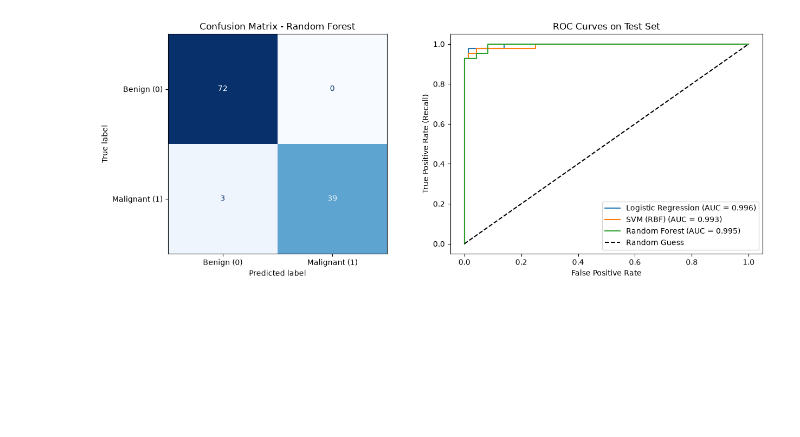
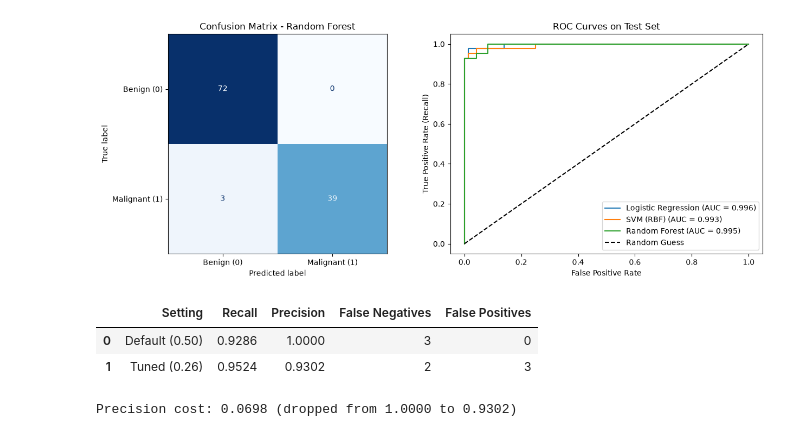
Before and after one commit to 70177202-Aliaan/AI101-ML-Assignment-70177202, a Jupyter notebook: A1_Breast_Cancer/A1_notebook.ipynb, the cells around one changed output. Saved outputs shown, nothing was run; the diff lists cells and outputs as text; code cells hidden in the pictures; blank space fills up the shorter version.

Commit message:
A1: complete decision threshold study for recall >= 0.95

```diff
--- a/A1_Breast_Cancer/A1_notebook.ipynb
+++ b/A1_Breast_Cancer/A1_notebook.ipynb
@@ -194,3 +194,37 @@ plt.show()
 | 2 | Random Forest | 0.9737 | 1.000 | 0.9286 | 0.9630 | 0.9950 |
 Best Model on Test Set: Random Forest
 [figure]
+# %%
+# Move decision threshold on the best model until malignant recall >= 0.95
+y_probs_best = best_model.predict_proba(X_test)[:, 1]
+
+# Default threshold = 0.50
+y_pred_default = (y_probs_best >= 0.50).astype(int)
+prec_def = precision_score(y_test, y_pred_default)
+rec_def = recall_score(y_test, y_pred_default)
+tn_def, fp_def, fn_def, tp_def = confusion_matrix(y_test, y_pred_default).ravel()
+
+# Search thresholds downward from 0.50
+chosen_thresh = 0.50
+for thresh in np.arange(0.50, 0.01, -0.01):
+    preds = (y_probs_best >= thresh).astype(int)
+    if recall_score(y_test, preds) >= 0.95:
+        chosen_thresh = round(thresh, 2)
+        break
+
+y_pred_tuned = (y_probs_best >= chosen_thresh).astype(int)
+prec_new = precision_score(y_test, y_pred_tuned)
+rec_new = recall_score(y_test, y_pred_tuned)
+tn_new, fp_new, fn_new, tp_new = confusion_matrix(y_test, y_pred_tuned).ravel()
+
+thresh_df = pd.DataFrame([
+    {"Setting": "Default (0.50)", "Recall": round(rec_def, 4), "Precision": round(prec_def, 4), "False Negatives": fn_def, "False Positives": fp_def},
+    {"Setting": f"Tuned ({chosen_thresh})", "Recall": round(rec_new, 4), "Precision": round(prec_new, 4), "False Negatives": fn_new, "False Positives": fp_new}
+])
+display(thresh_df)
+print(f"Precision cost: {round(prec_def - prec_new, 4)} (dropped from {prec_def:.4f} to {prec_new:.4f})")
+# %% [output]
+|  | Setting | Recall | Precision | False Negatives | False Positives |
+| 0 | Default (0.50) | 0.9286 | 1.0000 | 3 | 0 |
+| 1 | Tuned (0.26) | 0.9524 | 0.9302 | 2 | 3 |
+Precision cost: 0.0698 (dropped from 1.0000 to 0.9302)
```
